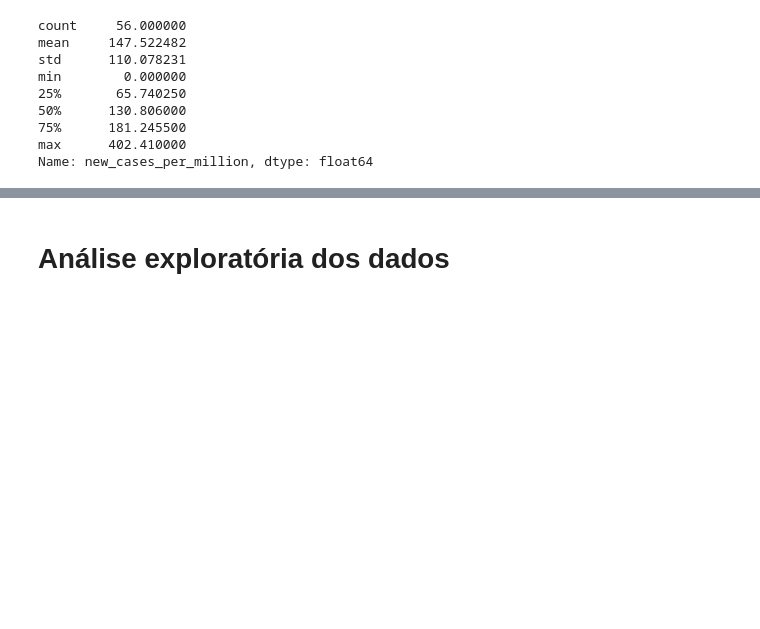
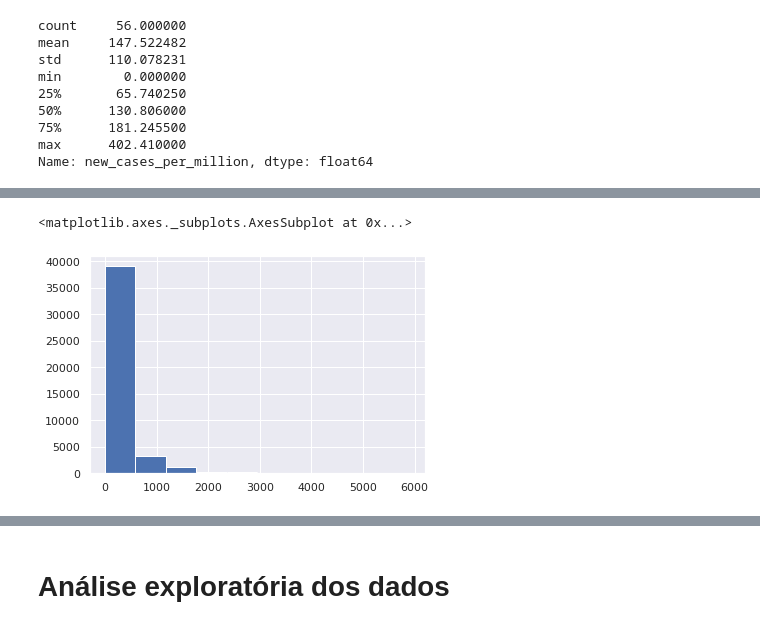
Before and after one commit to lluk4z/IF697-CienciaDeDados, a Jupyter notebook: Projeto01.ipynb, the cells around one changed output, grey strips where cells are left out. Saved outputs shown, nothing was run; the diff lists cells and outputs as text; code cells hidden in the pictures; blank space fills up the shorter version.

```diff
--- a/Projeto01.ipynb
+++ b/Projeto01.ipynb
@@ -723,0 +793,5 @@ stats.shapiro(strin_brasil_Hi['new_cases_per_million'].dropna())
+# %%
+populacao_idosa_Lo['total_deaths_per_million'].dropna().hist()
+# %% [output]
+<matplotlib.axes._subplots.AxesSubplot at 0x...>
+[figure, added]
```
Also changed, not shown: parts of 99 cells of this notebook.
